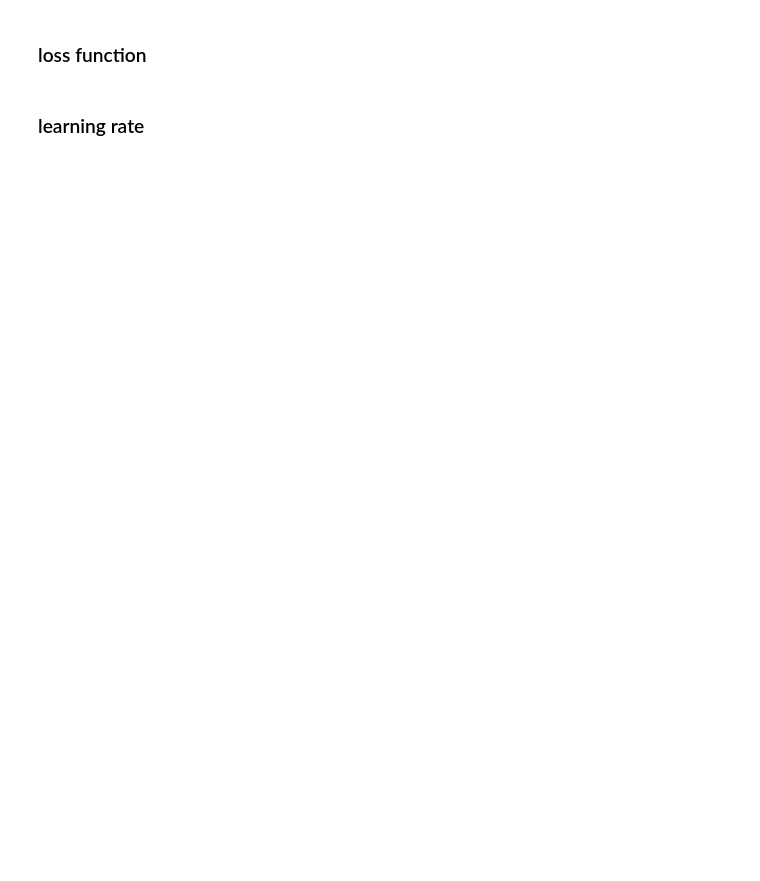
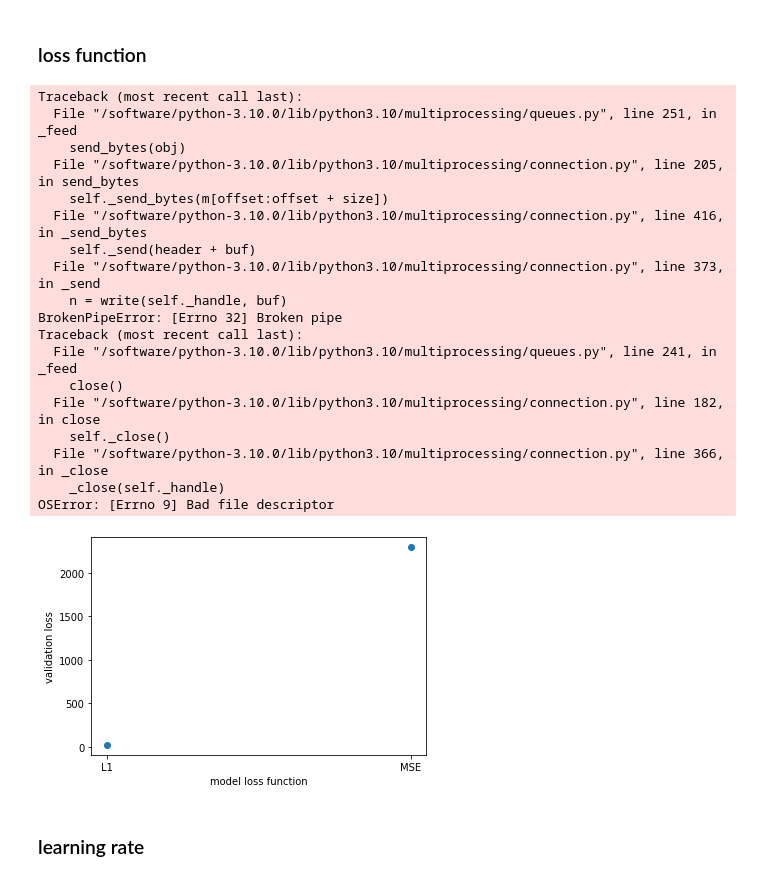
Before and after one commit to Cindyhui22/CS412_project, a Jupyter notebook: CS412_project_mlp.ipynb, the cells around one changed output. Drawn from its saved outputs; the diff is of its cells as text; code cells hidden in the pictures; blank space fills up the shorter version.

```diff
--- a/CS412_project_mlp.ipynb
+++ b/CS412_project_mlp.ipynb
@@ -378,7 +377,7 @@ plt.show()
 # %%
 # para initialize
 data_size = 100000
-batch_size = 10
+batch_size = 200
 n_epochs = 3
 checkpoint_frequency = 1
 model_dir = os.getcwd()
@@ -398,33 +397,53 @@ for l in range(loss_array.shape[0]):
     model = MLP(width = width, active_func = active_func)
     model_name = ('/loss_%s'% loss_name[l])
     path_dir = model_dir + model_name
     if not os.path.exists(path_dir):
         os.mkdir(path_dir)
     optimizer = torch.optim.SGD(model.parameters(), lr=learning_rate)
     loss_func = loss_array[l]
     trainer = Trainer(
         model,
         n_epochs,
         data_size,
         X_training,
         y_training,
         X_val,
         y_val,
         loss_func,
         checkpoint_frequency,
         model_dir,
         optimizer,
         batch_size,
         device,
         model_name,
         )
     train_losses, val_losses = trainer.fit_and_evaluate()
     model_loss.append(np.array(val_losses).min())
 
 plt.plot(loss_name, model_loss, 'o')
 plt.xlabel('model loss function')
 plt.ylabel('validation loss')
 plt.show()
+# %% [output]
+Traceback (most recent call last):
+  File "/software/python-3.10.0/lib/python3.10/multiprocessing/queues.py", line 251, in _feed
+    send_bytes(obj)
+  File "/software/python-3.10.0/lib/python3.10/multiprocessing/connection.py", line 205, in send_bytes
+    self._send_bytes(m[offset:offset + size])
+  File "/software/python-3.10.0/lib/python3.10/multiprocessing/connection.py", line 416, in _send_bytes
+    self._send(header + buf)
+  File "/software/python-3.10.0/lib/python3.10/multiprocessing/connection.py", line 373, in _send
+    n = write(self._handle, buf)
+BrokenPipeError: [Errno 32] Broken pipe
+Traceback (most recent call last):
+  File "/software/python-3.10.0/lib/python3.10/multiprocessing/queues.py", line 241, in _feed
+    close()
+  File "/software/python-3.10.0/lib/python3.10/multiprocessing/connection.py", line 182, in close
+    self._close()
+  File "/software/python-3.10.0/lib/python3.10/multiprocessing/connection.py", line 366, in _close
+    _close(self._handle)
+OSError: [Errno 9] Bad file descriptor
+[figure, added]
 # %% [markdown]
 ### learning rate
 # %%
```
Also changed, not shown: parts of 10 cells of this notebook.
